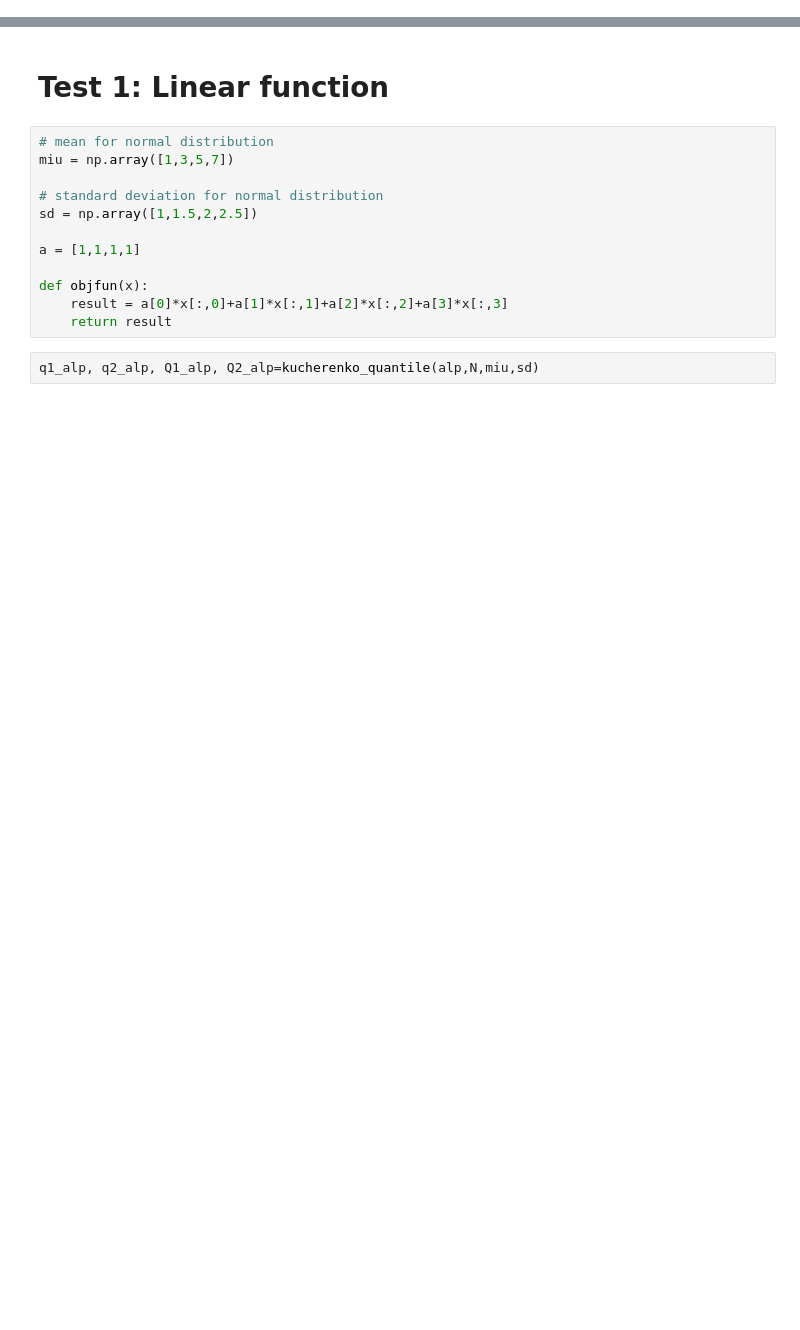
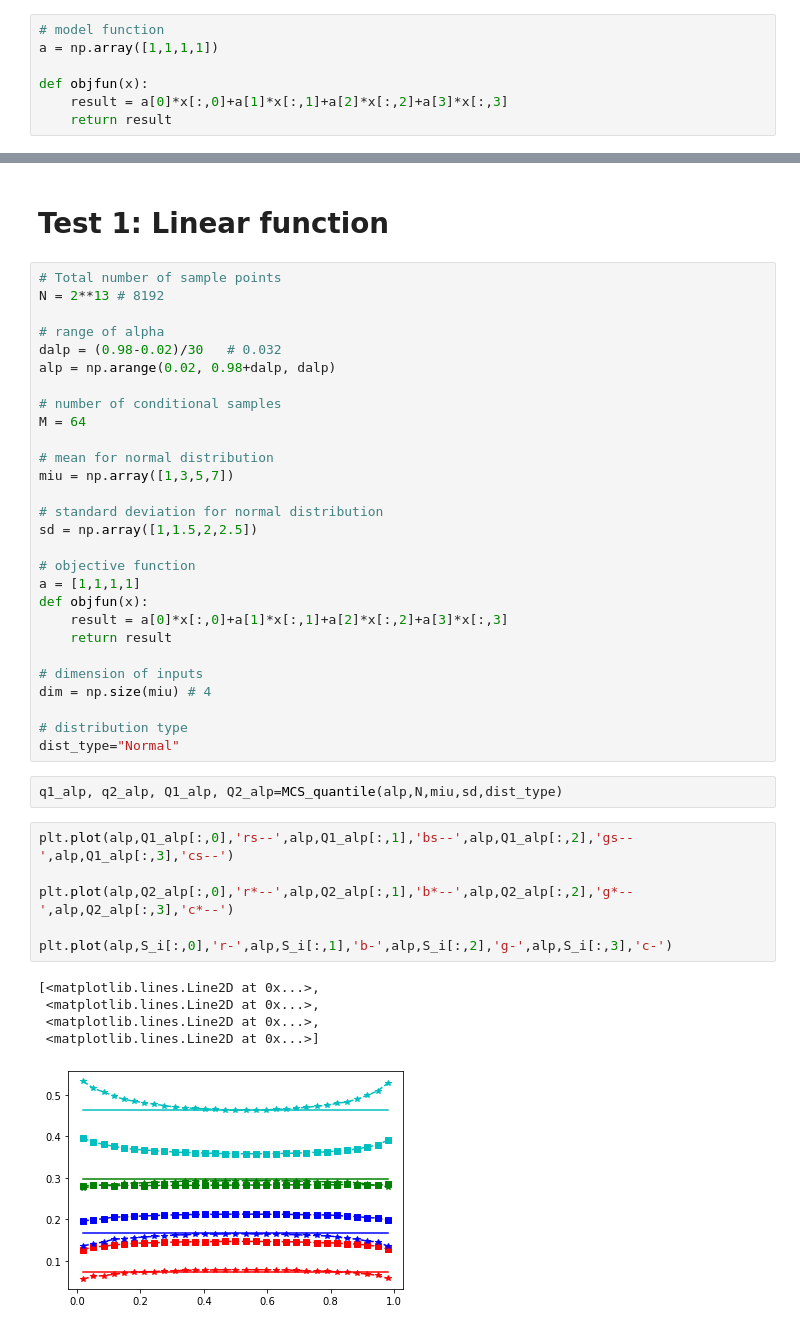
Before and after one commit to Yuleii/quantile-sensitivity-measures, a Jupyter notebook: Monte_Carlo_estimation.ipynb, the cells around one changed output, grey strips where cells are left out. Saved outputs shown, nothing was run; the diff lists cells and outputs as text; blank space fills up the shorter version.

```diff
--- a/Monte_Carlo_estimation.ipynb
+++ b/Monte_Carlo_estimation.ipynb
@@ -5,0 +24,7 @@ import matplotlib.pyplot as plt
+# %%
+# model function
+a = np.array([1,1,1,1])
+
+def objfun(x):
+    result = a[0]*x[:,0]+a[1]*x[:,1]+a[2]*x[:,2]+a[3]*x[:,3]
+    return result
@@ -123,16 +204,44 @@ dim = np.size(miu) # 4
 # %% [markdown]
 # Test 1: Linear function
 # %%
+# Total number of sample points
+N = 2**13 # 8192
+
+# range of alpha
+dalp = (0.98-0.02)/30   # 0.032
+alp = np.arange(0.02, 0.98+dalp, dalp)
+
+# number of conditional samples
+M = 64
+
 # mean for normal distribution
 miu = np.array([1,3,5,7])
 
 # standard deviation for normal distribution
 sd = np.array([1,1.5,2,2.5])
 
+# objective function
 a = [1,1,1,1]
-
 def objfun(x):
     result = a[0]*x[:,0]+a[1]*x[:,1]+a[2]*x[:,2]+a[3]*x[:,3]
     return result
+
+# dimension of inputs
+dim = np.size(miu) # 4
+
+# distribution type
+dist_type="Normal"
 # %%
-q1_alp, q2_alp, Q1_alp, Q2_alp=kucherenko_quantile(alp,N,miu,sd)
+q1_alp, q2_alp, Q1_alp, Q2_alp=MCS_quantile(alp,N,miu,sd,dist_type)
+# %%
+plt.plot(alp,Q1_alp[:,0],'rs--',alp,Q1_alp[:,1],'bs--',alp,Q1_alp[:,2],'gs--',alp,Q1_alp[:,3],'cs--')
+
+plt.plot(alp,Q2_alp[:,0],'r*--',alp,Q2_alp[:,1],'b*--',alp,Q2_alp[:,2],'g*--',alp,Q2_alp[:,3],'c*--')
+
+plt.plot(alp,S_i[:,0],'r-',alp,S_i[:,1],'b-',alp,S_i[:,2],'g-',alp,S_i[:,3],'c-')
+# %% [output]
+[<matplotlib.lines.Line2D at 0x...>,
+ <matplotlib.lines.Line2D at 0x...>,
+ <matplotlib.lines.Line2D at 0x...>,
+ <matplotlib.lines.Line2D at 0x...>]
+[figure, added]
```
Also changed, not shown: parts of 21 cells of this notebook, 2 other files.
